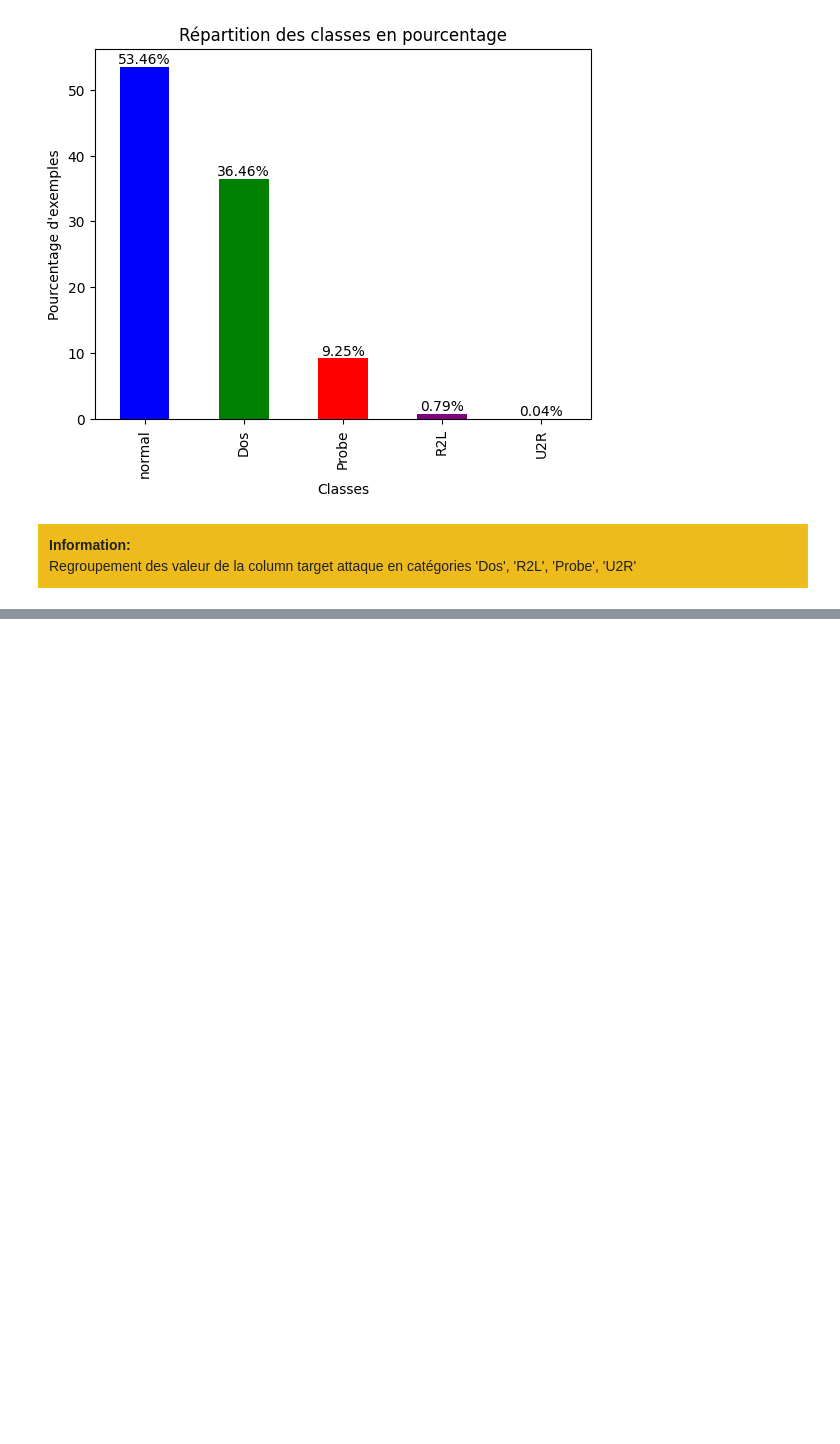
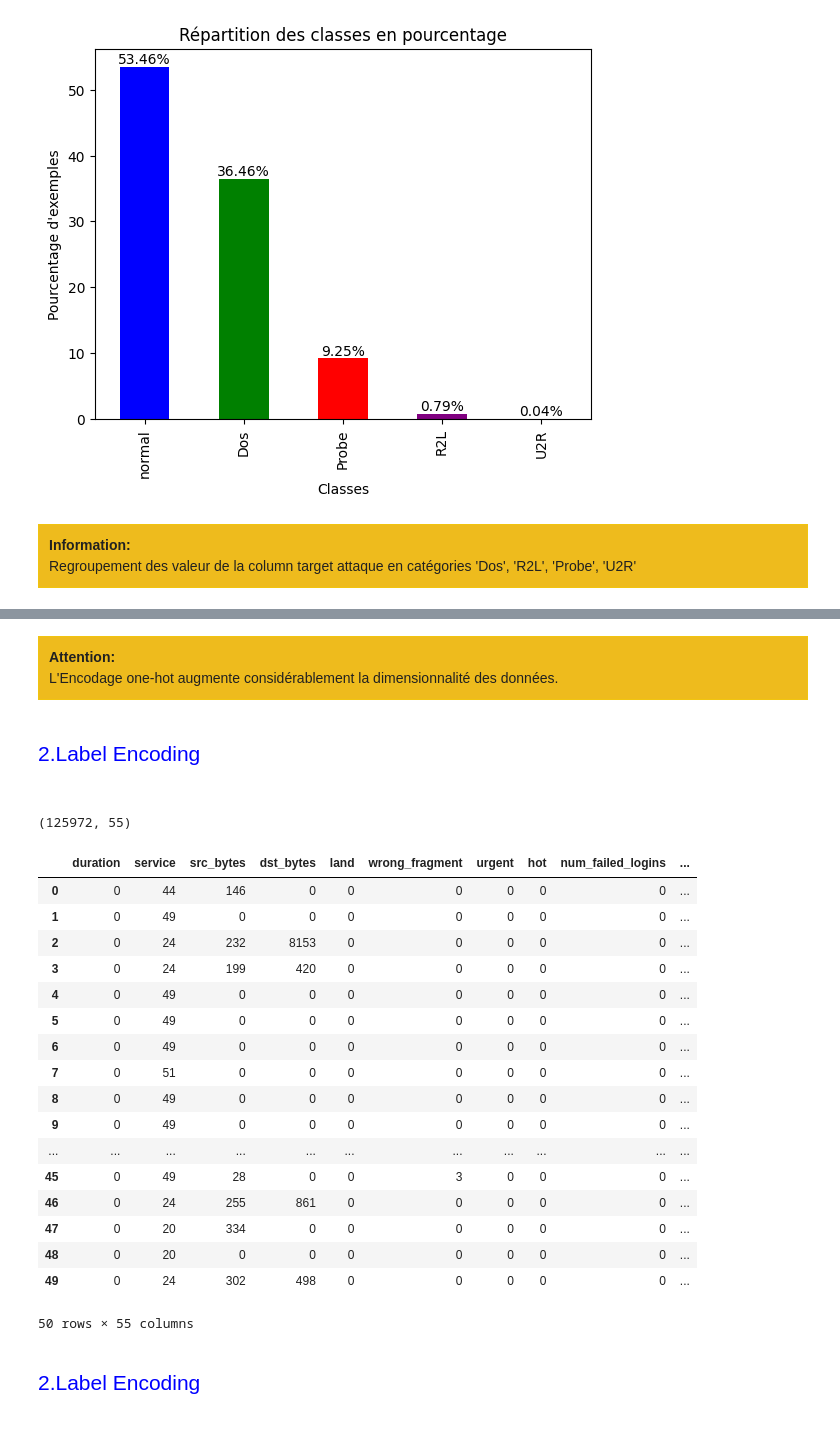
Before and after one commit to dridikalthoum/MLProjectIDS, a Jupyter notebook: ProjetIDSV2.ipynb, the cells around one changed output, grey strips where cells are left out. Cells and saved outputs as stored; diff of their text form; code cells hidden in the pictures; blank space fills up the shorter version.

Commit message:
encodage

```diff
--- a/ProjetIDSV2.ipynb
+++ b/ProjetIDSV2.ipynb
@@ -327,2 +313,6 @@ array(['other', 'private', 'http', 'remote_job', 'ftp_data', 'name',
 # %%
 train = pd.get_dummies(train, columns=['protocol_type'], prefix='protocol')
+train = pd.get_dummies(train, columns=['flag'], prefix='flag')
+bool_columns = train.select_dtypes(include='bool').columns
+train[bool_columns] = train[bool_columns].astype(int)
+train.info()
@@ -330,0 +337,40 @@ train = pd.get_dummies(train, columns=['flag'], prefix='flag')
+# %% [markdown]
+<div style="background-color: #EEBB1D; padding: 10px; border: 1px solid #f1c40f;">
+    <strong>Attention:</strong> <br>
+L'Encodage one-hot augmente considérablement la dimensionnalité des données.
+   </div>
+# %% [markdown]
+<p style="font-family: Arial; font-size:1.5em;color:blue; font-style:bold"><br>
+2.Label Encoding</p><br>
+# %%
+le = LabelEncoder()
+train['service']=le.fit_transform(train['service'])
+train['attack']=le.fit_transform(train['service'])
+# %%
+train.shape
+# %% [output]
+(125972, 55)
+# %%
+train.head(50)
+# %% [output]
+|  | duration | service | src_bytes | dst_bytes | land | wrong_fragment | urgent | hot | num_failed_logins | ... |
+| 0 | 0 | 44 | 146 | 0 | 0 | 0 | 0 | 0 | 0 | ... |
+| 1 | 0 | 49 | 0 | 0 | 0 | 0 | 0 | 0 | 0 | ... |
+| 2 | 0 | 24 | 232 | 8153 | 0 | 0 | 0 | 0 | 0 | ... |
+| 3 | 0 | 24 | 199 | 420 | 0 | 0 | 0 | 0 | 0 | ... |
+| 4 | 0 | 49 | 0 | 0 | 0 | 0 | 0 | 0 | 0 | ... |
+| 5 | 0 | 49 | 0 | 0 | 0 | 0 | 0 | 0 | 0 | ... |
+| 6 | 0 | 49 | 0 | 0 | 0 | 0 | 0 | 0 | 0 | ... |
+| 7 | 0 | 51 | 0 | 0 | 0 | 0 | 0 | 0 | 0 | ... |
+| 8 | 0 | 49 | 0 | 0 | 0 | 0 | 0 | 0 | 0 | ... |
+| 9 | 0 | 49 | 0 | 0 | 0 | 0 | 0 | 0 | 0 | ... |
+| ... | ... | ... | ... | ... | ... | ... | ... | ... | ... | ... |
+| 45 | 0 | 49 | 28 | 0 | 0 | 3 | 0 | 0 | 0 | ... |
+| 46 | 0 | 24 | 255 | 861 | 0 | 0 | 0 | 0 | 0 | ... |
+| 47 | 0 | 20 | 334 | 0 | 0 | 0 | 0 | 0 | 0 | ... |
+| 48 | 0 | 20 | 0 | 0 | 0 | 0 | 0 | 0 | 0 | ... |
+| 49 | 0 | 24 | 302 | 498 | 0 | 0 | 0 | 0 | 0 | ... |
+50 rows × 55 columns
+# %% [markdown]
+<p style="font-family: Arial; font-size:1.5em;color:blue; font-style:bold"><br>
+2.Label Encoding</p><br>
```
Also changed, not shown: parts of 13 cells of this notebook.
